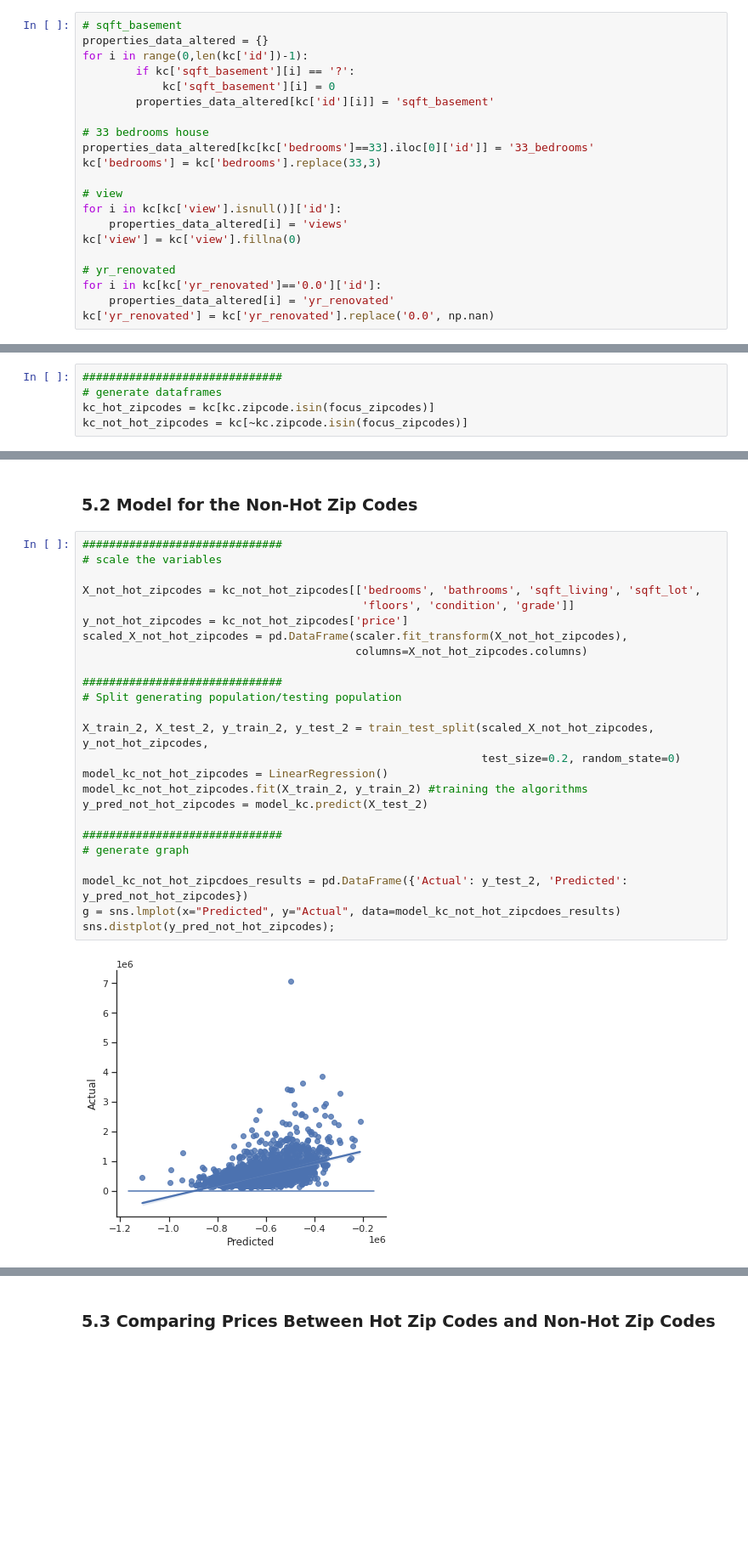
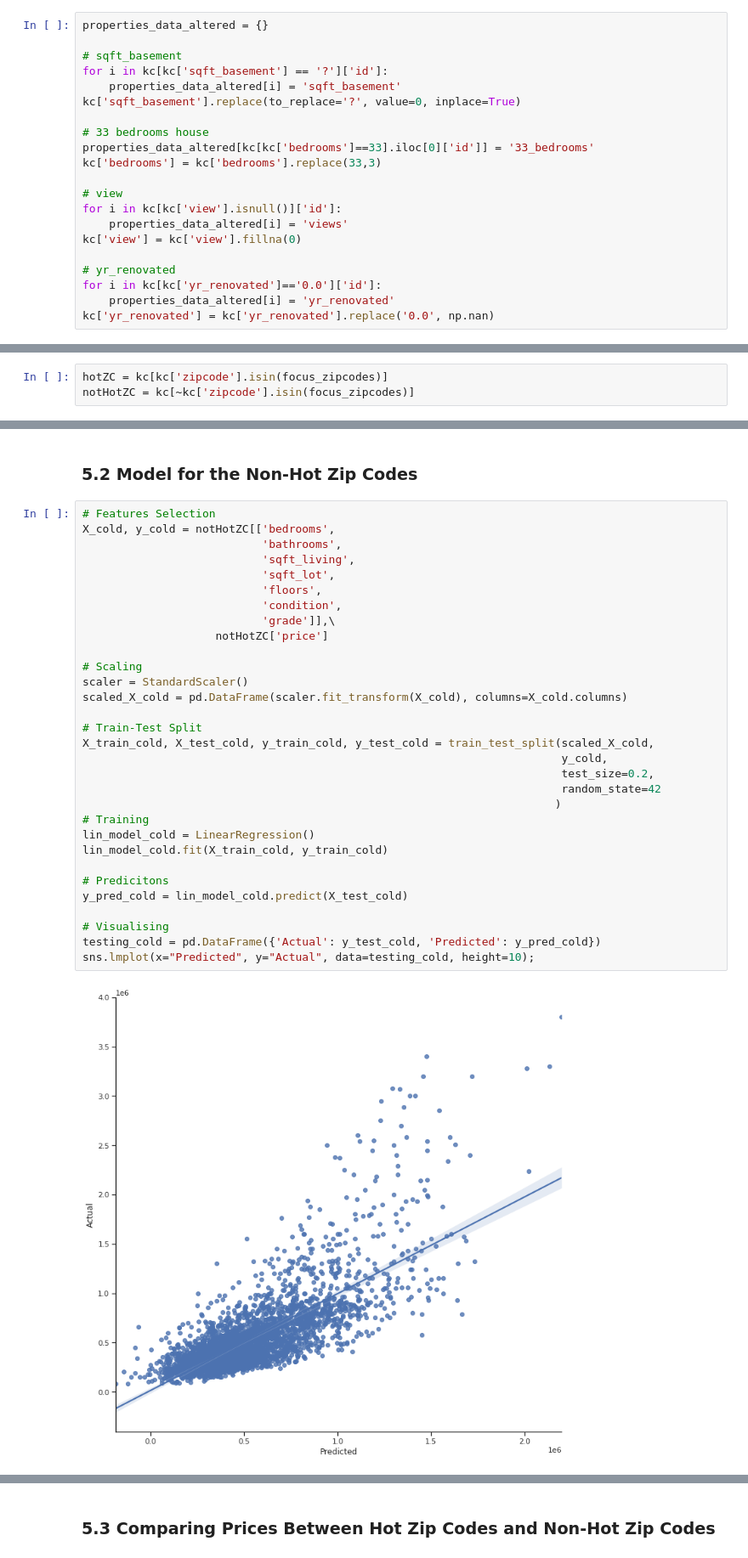
Before and after one commit to aghilissen/KayCee, a Jupyter notebook: index.ipynb, the cells around one changed output, grey strips where cells are left out. Shown at 85% size. Saved outputs shown, nothing was run; the diff lists cells and outputs as text; blank space fills up the shorter version.

Commit message:
refactoring and adding graphs

```diff
--- a/index.ipynb
+++ b/index.ipynb
@@ -128,12 +122,12 @@ As the preliminary analysis suggests, there are a few data issues that need addr
 * `sqft_basement` had 454 '?' values, they will be changed to 0.
 * In case we need to track something down, we are also going to generate a dictionary of the properties we have modified during this analysis: `properties_data_altered` {key = 'property ID', value = 'altered field'}
 # %%
+properties_data_altered = {}
+
 # sqft_basement
-properties_data_altered = {}
-for i in range(0,len(kc['id'])-1):
-        if kc['sqft_basement'][i] == '?':
-            kc['sqft_basement'][i] = 0
-        properties_data_altered[kc['id'][i]] = 'sqft_basement'
+for i in kc[kc['sqft_basement'] == '?']['id']:
+    properties_data_altered[i] = 'sqft_basement'
+kc['sqft_basement'].replace(to_replace='?', value=0, inplace=True)
 
 # 33 bedrooms house
 properties_data_altered[kc[kc['bedrooms']==33].iloc[0]['id']] = '33_bedrooms'
@@ -427,7 +414,5 @@ sns.despine()
 # %% [markdown]
 ## 5. Statistical Models
 # %%
-##############################
-# generate dataframes
-kc_hot_zipcodes = kc[kc.zipcode.isin(focus_zipcodes)]
-kc_not_hot_zipcodes = kc[~kc.zipcode.isin(focus_zipcodes)]
+hotZC = kc[kc['zipcode'].isin(focus_zipcodes)]
+notHotZC = kc[~kc['zipcode'].isin(focus_zipcodes)]
@@ -496,29 +510,35 @@ coefficients:  [-4.06928709e+04 -2.00931062e+04  2.03097200e+02 -6.42400000e-01
 # %% [markdown]
 ### 5.2 Model for the Non-Hot Zip Codes
 # %%
-##############################
-# scale the variables
+# Features Selection
+X_cold, y_cold = notHotZC[['bedrooms',
+                           'bathrooms',
+                           'sqft_living',
+                           'sqft_lot',
+                           'floors',
+                           'condition',
+                           'grade']],\
+                    notHotZC['price']
 
-X_not_hot_zipcodes = kc_not_hot_zipcodes[['bedrooms', 'bathrooms', 'sqft_living', 'sqft_lot',
-                                          'floors', 'condition', 'grade']]
-y_not_hot_zipcodes = kc_not_hot_zipcodes['price']
-scaled_X_not_hot_zipcodes = pd.DataFrame(scaler.fit_transform(X_not_hot_zipcodes),
-                                         columns=X_not_hot_zipcodes.columns)
+# Scaling
+scaler = StandardScaler()
+scaled_X_cold = pd.DataFrame(scaler.fit_transform(X_cold), columns=X_cold.columns)
 
-##############################
-# Split generating population/testing population
+# Train-Test Split
+X_train_cold, X_test_cold, y_train_cold, y_test_cold = train_test_split(scaled_X_cold,
+                                                                        y_cold,
+                                                                        test_size=0.2,
+                                                                        random_state=42
+                                                                       )
+# Training
+lin_model_cold = LinearRegression()
+lin_model_cold.fit(X_train_cold, y_train_cold)
 
-X_train_2, X_test_2, y_train_2, y_test_2 = train_test_split(scaled_X_not_hot_zipcodes, y_not_hot_zipcodes,
-                                                            test_size=0.2, random_state=0)
-model_kc_not_hot_zipcodes = LinearRegression()
-model_kc_not_hot_zipcodes.fit(X_train_2, y_train_2) #training the algorithms
-y_pred_not_hot_zipcodes = model_kc.predict(X_test_2)
+# Predicitons
+y_pred_cold = lin_model_cold.predict(X_test_cold)
 
-##############################
-# generate graph
-
-model_kc_not_hot_zipcdoes_results = pd.DataFrame({'Actual': y_test_2, 'Predicted': y_pred_not_hot_zipcodes})
-g = sns.lmplot(x="Predicted", y="Actual", data=model_kc_not_hot_zipcdoes_results)
-sns.distplot(y_pred_not_hot_zipcodes);
+# Visualising
+testing_cold = pd.DataFrame({'Actual': y_test_cold, 'Predicted': y_pred_cold})
+sns.lmplot(x="Predicted", y="Actual", data=testing_cold, height=10);
 # %% [output]
-[figure, old version]
+[figure, new version]
```
Also changed, not shown: parts of 20 cells of this notebook.
